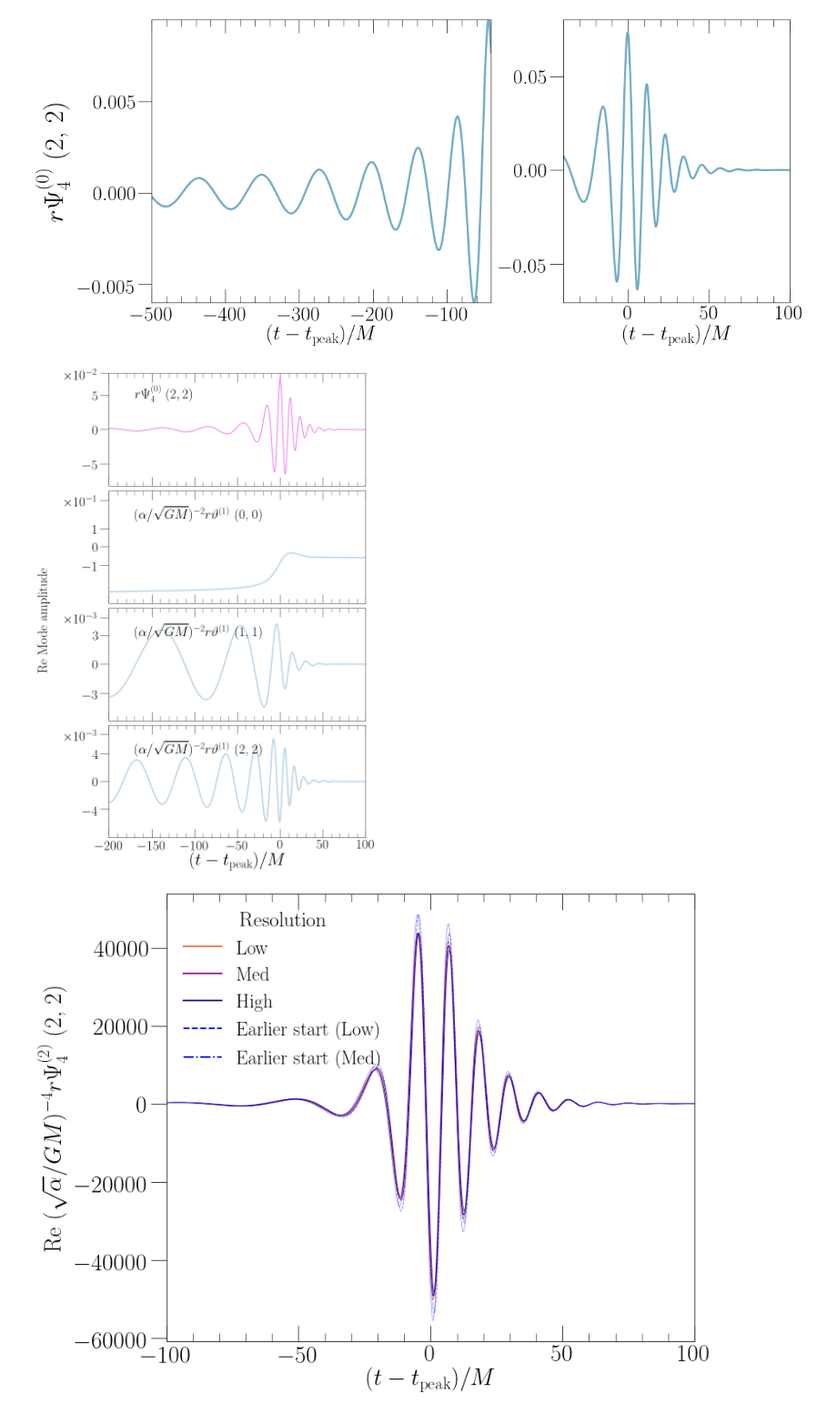
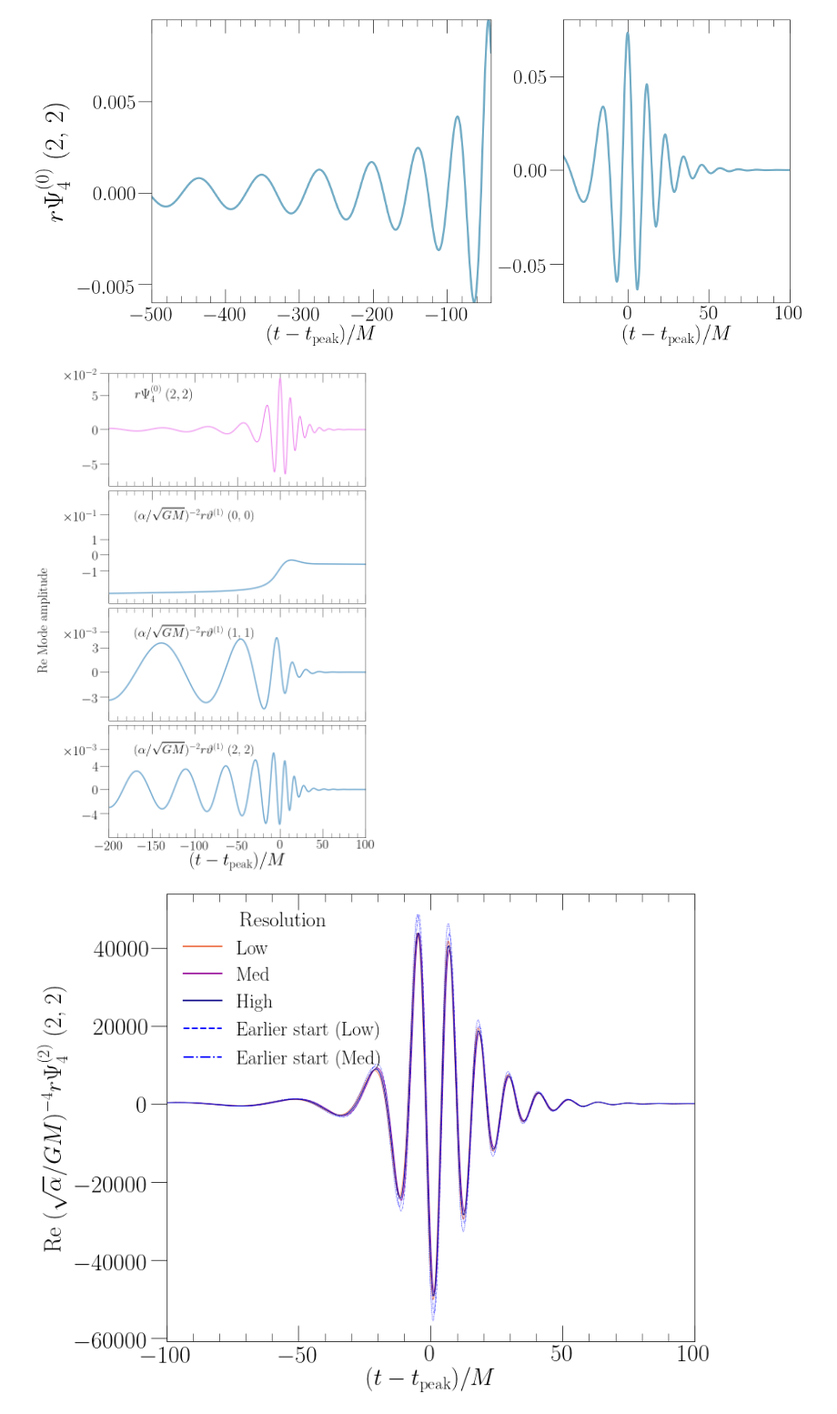
Before and after one commit to mariaokounkova/EDGB, a Jupyter notebook: GW150914/EDGB_GW.ipynb, the cells around one changed output. Shown at 91% size. Cells and saved outputs as stored; diff of their text form; code cells hidden in the pictures.

Commit message:
EDGB_GW: reformatted scalar field ylim and color
Enhanced the color of the scalar field plot and
shifted the ylim so we can better read the text on
each plot

```diff
--- a/GW150914/EDGB_GW.ipynb
+++ b/GW150914/EDGB_GW.ipynb
@@ -333,11 +333,11 @@ def PlotScalarField():
         time, data = CutTimes(time, data, cut_start, cut_end)
 
         ax.plot(time, np.real(data), lw=3.0, \
-                alpha=0.3, label=r'Numerical')
+                alpha=0.6, label=r'Numerical')
 
         ax.text(.1, .75, LabelsDict[GetKGMode] + str(mode), \
                 horizontalalignment='left',\
-                transform=ax.transAxes, fontsize=30)
+                transform=ax.transAxes, fontsize=28)
 
 
     ## Handle Axis Ticks
@@ -346,7 +346,7 @@ def PlotScalarField():
         ylim = max(np.abs(ax.get_ylim()))
         ax.set_ylim([-ylim, ylim])
         if ax in axarr[1:4]:
-            ax.set_ylim([-ylim*1.2, ylim*1.2])
+            ax.set_ylim([-ylim*1.2, ylim*1.6])
         #print ylim
         power = np.ceil(np.log10(ylim)) - 1
         val = int(2.0/3.0 * ylim/10**power)
@@ -407,34 +407,34 @@ def ScalarFieldPlot(inspiral_start, mode):
     ax1 = plt.subplot(gs[0])
     ax2 = plt.subplot(gs[1])
 
     start = -500
     mid = -40
     end = 100
 
     time, data = GetKGMode(ev_dir(inspiral_start), mode=mode)
     time  = SubtractPeakTimeMode(time, data)
 
     time1, data1 = CutTimes(time, data, start, mid)
     time2, data2 = CutTimes(time, data, mid, end)
 
     ax1.plot(time1, np.real(data1), color = ColorsDict[GetKGMode], label='Re',lw=3.0)
     ax2.plot(time2, np.real(data2), color = ColorsDict[GetKGMode], label='Re',lw=3.0)
 
     ax1.set_xlim(start, mid)
     ax2.set_xlim(mid, end)
     ax1.set_ylabel(LabelsDict[GetKGMode] + str(mode), fontsize=40)
     ax1.set_xlabel('$(t - t_\mathrm{peak})/M$', fontsize=40)
     ax2.set_xlabel('$(t - t_\mathrm{peak})/M$', fontsize=40)
     plt.tight_layout()
     plt.savefig(figname + '.pdf')
     plt.show()
 
 #MakeNonRadiativeFieldPlot(2100)
 #ScalarFieldPlot(2100, (2,2))
 #ScalarFieldPlot(2100, (1,1))
 PlotScalarField()
 # %% [output]
-[figure, old version]
+[figure, new version]
 # %%
 ## Secular growth plots
 def SecularRegimePlot(amplitude=False):
```
